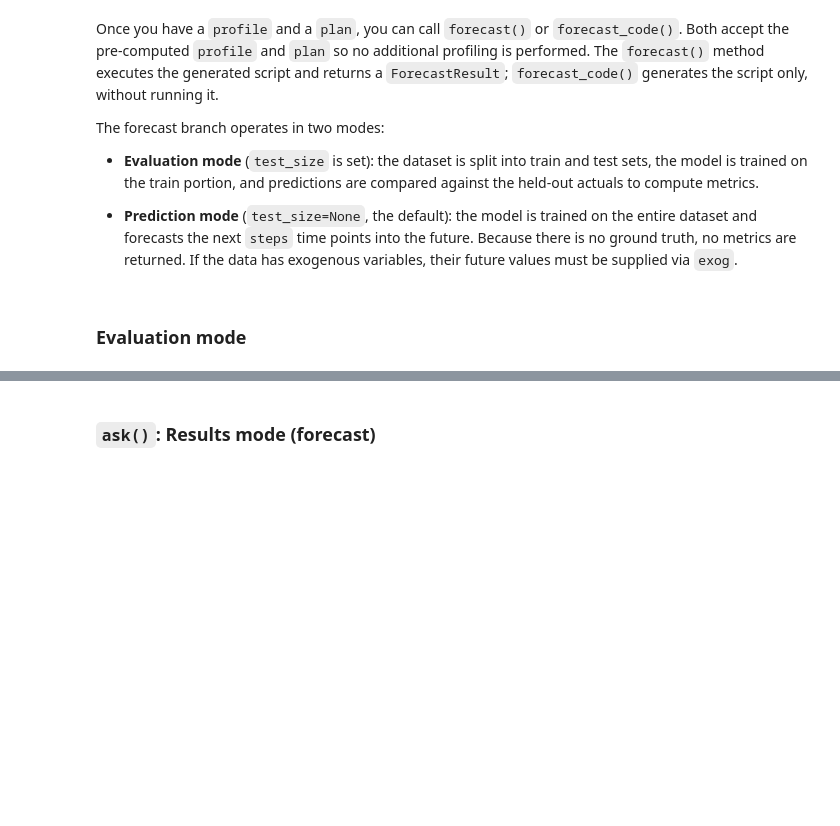
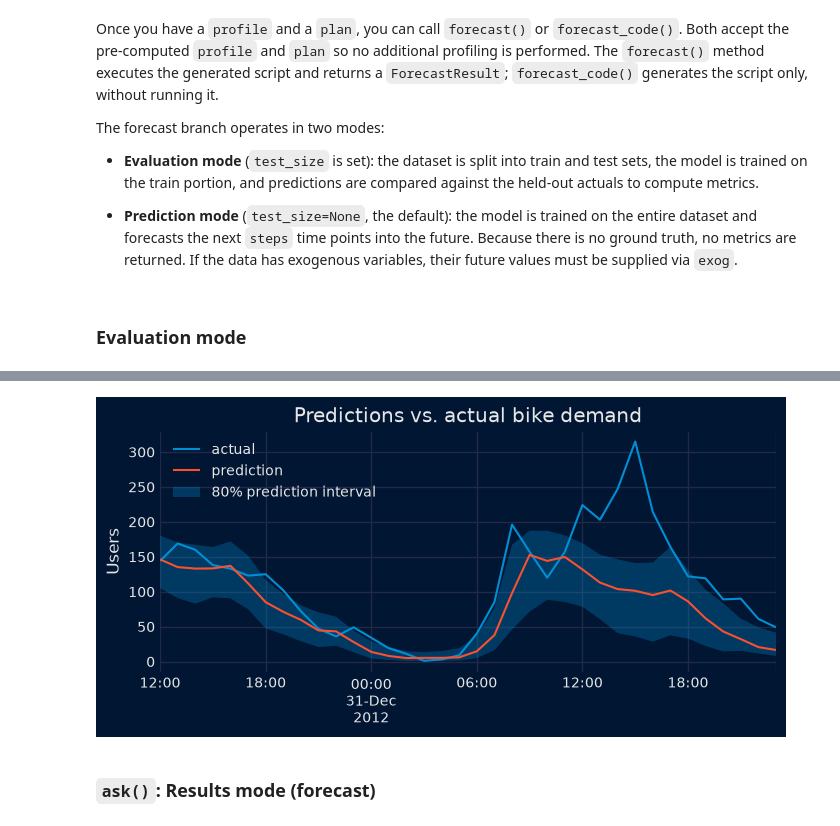
Before and after one commit to skforecast/skforecast-ai, a Jupyter notebook: docs/examples/agentic-forecasting-with-skforecast-ai-step-by-step.ipynb, the cells around one changed output, grey strips where cells are left out. Saved outputs shown, nothing was run; the diff lists cells and outputs as text; code cells hidden in the pictures; blank space fills up the shorter version.

```diff
--- a/docs/examples/agentic-forecasting-with-skforecast-ai-step-by-step.ipynb
+++ b/docs/examples/agentic-forecasting-with-skforecast-ai-step-by-step.ipynb
@@ -134,4 +142,5 @@ The data used in this tutorial represent the hourly usage of the bike share syst
 # ==============================================================================
 data = fetch_dataset('bike_sharing', raw=True)
 data = data[['date_time', 'users', 'holiday', 'weather', 'temp']]
+data['date_time'] = pd.to_datetime(data['date_time'])
 data.head()
@@ -367,24 +545,23 @@ display(results_eval.predictions.head())
 # %%
 # Plot predictions vs. actual values for the held-out test period
 # ==============================================================================
+set_dark_theme()
 preds = results_eval.predictions
-data_indexed = data.copy()
-data_indexed['date_time'] = pd.to_datetime(data_indexed['date_time'])
-data_indexed = data_indexed.set_index('date_time')
-
-fig, ax = plt.subplots(figsize=(11, 4))
-data_indexed.loc[preds.index, 'users'].plot(ax=ax, label='actual', linewidth=1.5)
-preds['pred'].plot(ax=ax, label='prediction', linewidth=1.5)
+fig, ax = plt.subplots(figsize=(7, 3.5))
+data.set_index('date_time').loc[preds.index, 'users'].plot(ax=ax, label='actual')
+preds['pred'].plot(ax=ax, label='prediction')
 if {'lower_bound', 'upper_bound'}.issubset(preds.columns):
     ax.fill_between(
         preds.index, preds['lower_bound'], preds['upper_bound'],
         alpha=0.3, label='80% prediction interval'
     )
-ax.set_title('Evaluation mode: predictions vs. actual bike demand')
+ax.set_title('Predictions vs. actual bike demand')
 ax.set_ylabel('Users')
 ax.legend()
 plt.tight_layout()
 plt.show()
+# %% [output]
+[figure, added]
 # %% [markdown]
 ### `ask()`: Results mode (forecast)
 # %%
```
Also changed, not shown: parts of 34 cells of this notebook, 6 other files.
